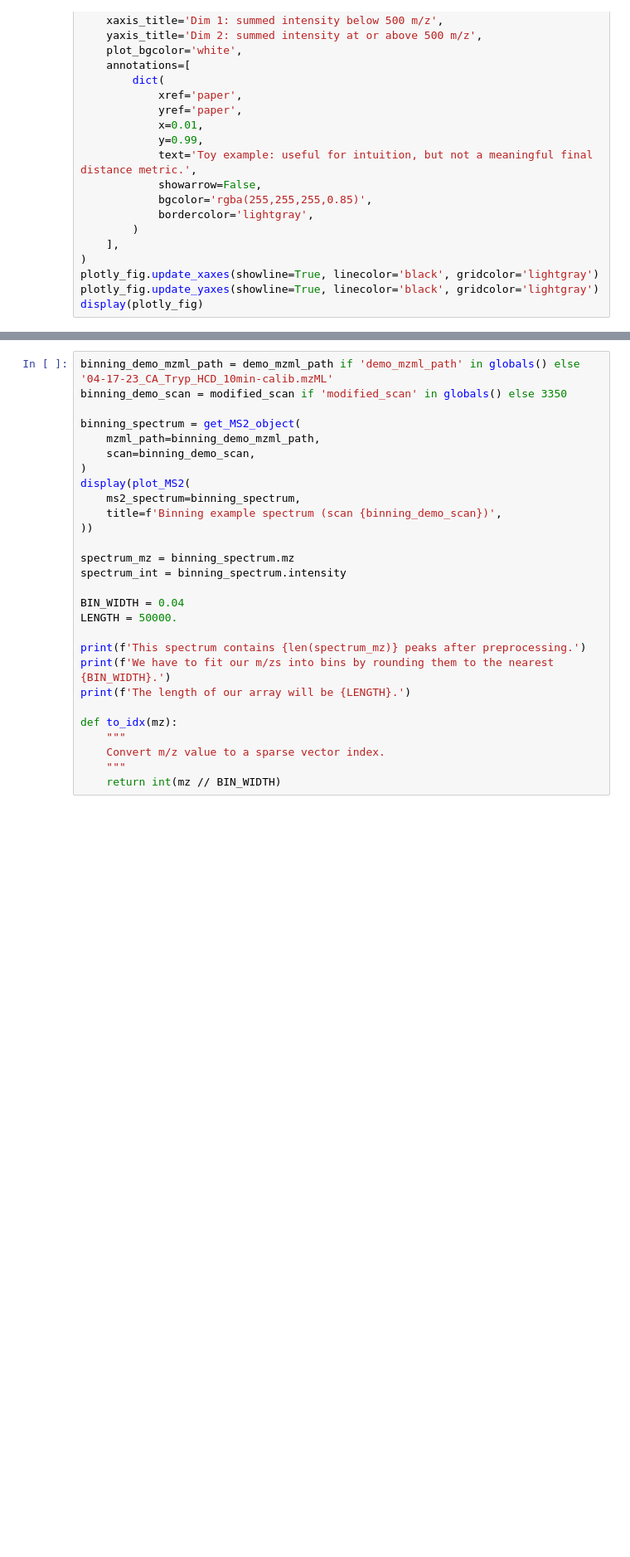
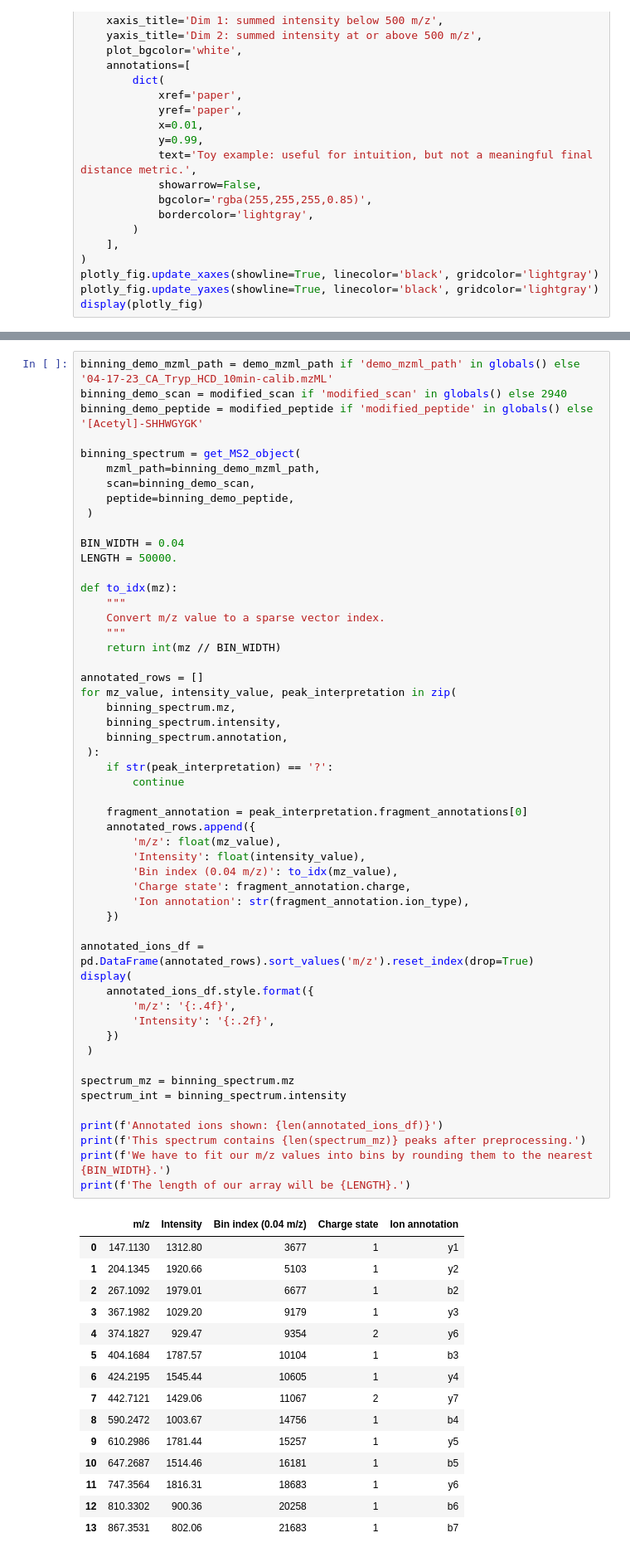
Before and after one commit to Alexander-Sol/MS_spectra_encoding, a Jupyter notebook: 02_Spectral_Hashing_and_OMS.ipynb, the cells around one changed output, grey strips where cells are left out. Shown at 83% size. Saved outputs shown, nothing was run; the diff lists cells and outputs as text; blank space fills up the shorter version.

Commit message:
Tightened up binning examples

```diff
--- a/02_Spectral_Hashing_and_OMS.ipynb
+++ b/02_Spectral_Hashing_and_OMS.ipynb
@@ -411,29 +393,69 @@ For example: 530.4923 m/z -> index 13262 when the bin width is 0.04.
 # %%
 binning_demo_mzml_path = demo_mzml_path if 'demo_mzml_path' in globals() else '04-17-23_CA_Tryp_HCD_10min-calib.mzML'
-binning_demo_scan = modified_scan if 'modified_scan' in globals() else 3350
+binning_demo_scan = modified_scan if 'modified_scan' in globals() else 2940
+binning_demo_peptide = modified_peptide if 'modified_peptide' in globals() else '[Acetyl]-SHHWGYGK'
 
 binning_spectrum = get_MS2_object(
     mzml_path=binning_demo_mzml_path,
     scan=binning_demo_scan,
-)
-display(plot_MS2(
-    ms2_spectrum=binning_spectrum,
-    title=f'Binning example spectrum (scan {binning_demo_scan})',
-))
-
-spectrum_mz = binning_spectrum.mz
-spectrum_int = binning_spectrum.intensity
+    peptide=binning_demo_peptide,
+ )
 
 BIN_WIDTH = 0.04
 LENGTH = 50000.
-
-print(f'This spectrum contains {len(spectrum_mz)} peaks after preprocessing.')
-print(f'We have to fit our m/zs into bins by rounding them to the nearest {BIN_WIDTH}.')
-print(f'The length of our array will be {LENGTH}.')
 
 def to_idx(mz):
     """
     Convert m/z value to a sparse vector index.
     """
     return int(mz // BIN_WIDTH)
+
+annotated_rows = []
+for mz_value, intensity_value, peak_interpretation in zip(
+    binning_spectrum.mz,
+    binning_spectrum.intensity,
+    binning_spectrum.annotation,
+ ):
+    if str(peak_interpretation) == '?':
+        continue
+
+    fragment_annotation = peak_interpretation.fragment_annotations[0]
+    annotated_rows.append({
+        'm/z': float(mz_value),
+        'Intensity': float(intensity_value),
+        'Bin index (0.04 m/z)': to_idx(mz_value),
+        'Charge state': fragment_annotation.charge,
+        'Ion annotation': str(fragment_annotation.ion_type),
+    })
+
+annotated_ions_df = pd.DataFrame(annotated_rows).sort_values('m/z').reset_index(drop=True)
+display(
+    annotated_ions_df.style.format({
+        'm/z': '{:.4f}',
+        'Intensity': '{:.2f}',
+    })
+ )
+
+spectrum_mz = binning_spectrum.mz
+spectrum_int = binning_spectrum.intensity
+
+print(f'Annotated ions shown: {len(annotated_ions_df)}')
+print(f'This spectrum contains {len(spectrum_mz)} peaks after preprocessing.')
+print(f'We have to fit our m/z values into bins by rounding them to the nearest {BIN_WIDTH}.')
+print(f'The length of our array will be {LENGTH}.')
 # %% [output]
+|  | m/z | Intensity | Bin index (0.04 m/z) | Charge state | Ion annotation |
+| 0 | 147.1130 | 1312.80 | 3677 | 1 | y1 |
+| 1 | 204.1345 | 1920.66 | 5103 | 1 | y2 |
+| 2 | 267.1092 | 1979.01 | 6677 | 1 | b2 |
+| 3 | 367.1982 | 1029.20 | 9179 | 1 | y3 |
+| 4 | 374.1827 | 929.47 | 9354 | 2 | y6 |
+| 5 | 404.1684 | 1787.57 | 10104 | 1 | b3 |
+| 6 | 424.2195 | 1545.44 | 10605 | 1 | y4 |
+| 7 | 442.7121 | 1429.06 | 11067 | 2 | y7 |
+| 8 | 590.2472 | 1003.67 | 14756 | 1 | b4 |
+| 9 | 610.2986 | 1781.44 | 15257 | 1 | y5 |
+| 10 | 647.2687 | 1514.46 | 16181 | 1 | b5 |
+| 11 | 747.3564 | 1816.31 | 18683 | 1 | y6 |
+| 12 | 810.3302 | 900.36 | 20258 | 1 | b6 |
+| 13 | 867.3531 | 802.06 | 21683 | 1 | b7 |
```
Also changed, not shown: parts of 7 cells of this notebook.
